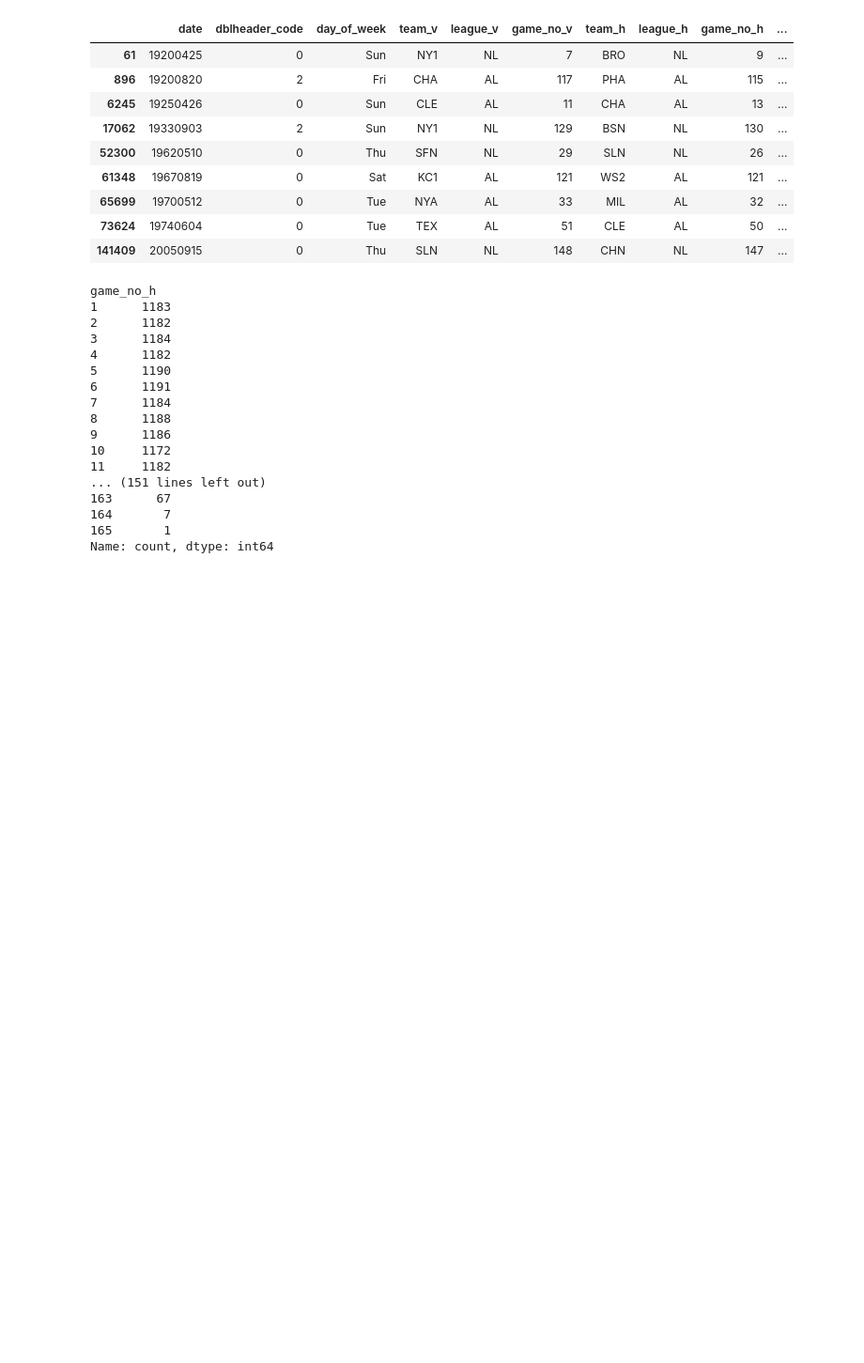
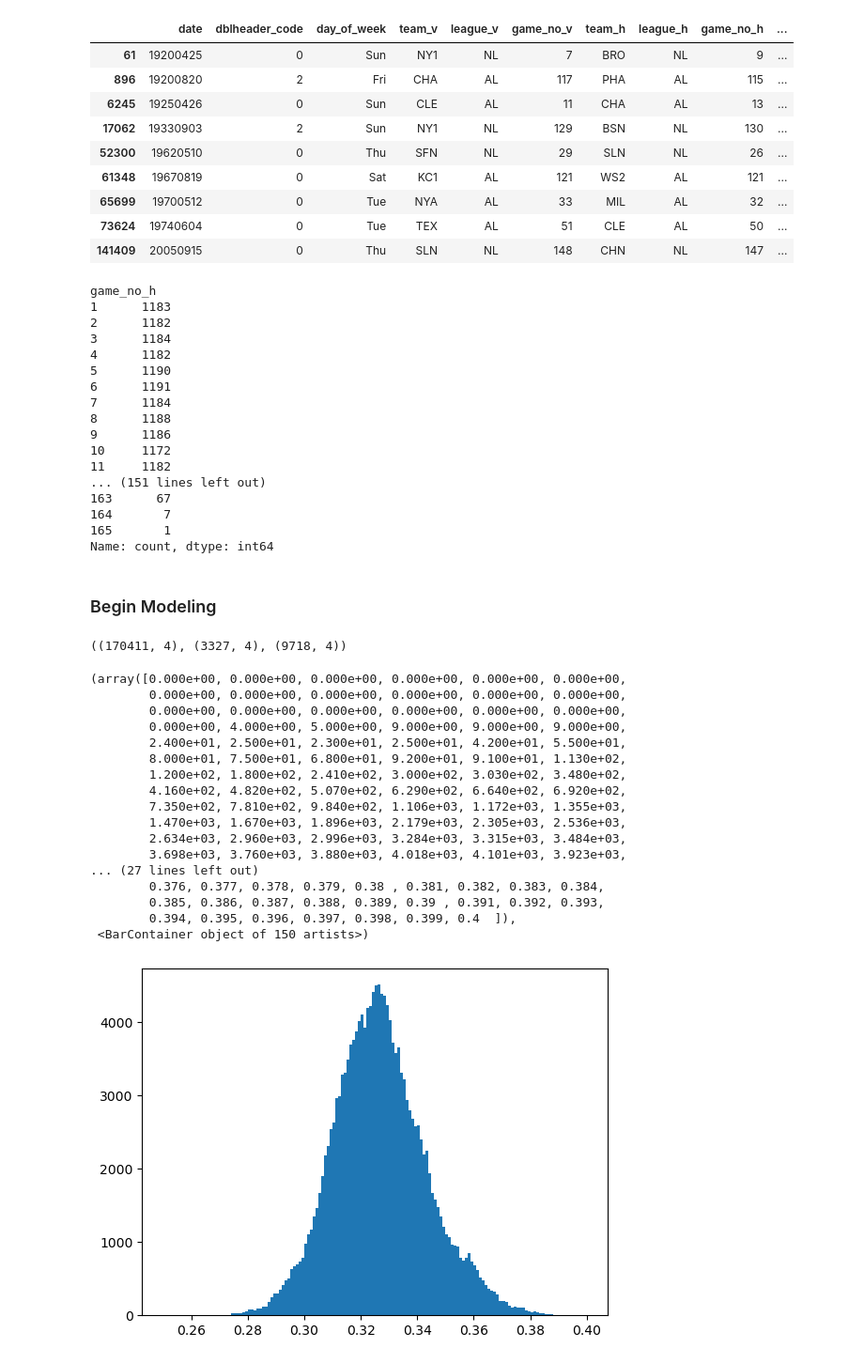
Before and after one commit to charlie-brunold/Scout, a Jupyter notebook: initialMode.ipynb, the cells around one changed output. Shown: that part at 94% size. Drawn from its saved outputs; the diff is of its cells as text; code cells hidden in the pictures; blank space fills up the shorter version.

```diff
--- a/initialMode.ipynb
+++ b/initialMode.ipynb
@@ -167,3 +164,52 @@ game_no_h
 164       7
 165       1
 Name: count, dtype: int64
+# %% [markdown]
+### Begin Modeling
+# %%
+df = df[df.run_diff != 0] # remove the games that ended in a tie.
+df_train = df[df.season < 2018]
+df_valid = df[(df.season >= 2019) & (df.season <= 2020)]
+df_test = df[df.season > 2020]
+# %%
+features = ['OBP_162_h', 'OBP_162_v',
+            'SLG_162_h', 'SLG_162_v',
+            # 'OBP_30_h', 'OBP_30_v',
+            # 'SLG_30_h', 'SLG_30_v',
+            # 'game_no_h',
+            ]
+
+target = 'home_victory'
+# %%
+X_train = df_train.loc[:, features]
+X_valid = df_valid.loc[:, features]
+X_test = df_test.loc[:, features]
+
+y_train = df_train[target].to_numpy()
+y_valid = df_valid[target].to_numpy()
+y_test = df_test[target].to_numpy()
+# %%
+X_train.shape, X_valid.shape, X_test.shape
+# %% [output]
+((170411, 4), (3327, 4), (9718, 4))
+# %%
+plt.hist(X_train.OBP_162_h, np.linspace(0.25, 0.4, 151)) # np.linspace(0.25, 0.4, 151) creates 150 bins between 0.25 and 0.4
+# %% [output]
+(array([0.000e+00, 0.000e+00, 0.000e+00, 0.000e+00, 0.000e+00, 0.000e+00,
+        0.000e+00, 0.000e+00, 0.000e+00, 0.000e+00, 0.000e+00, 0.000e+00,
+        0.000e+00, 0.000e+00, 0.000e+00, 0.000e+00, 0.000e+00, 0.000e+00,
+        0.000e+00, 4.000e+00, 5.000e+00, 9.000e+00, 9.000e+00, 9.000e+00,
+        2.400e+01, 2.500e+01, 2.300e+01, 2.500e+01, 4.200e+01, 5.500e+01,
+        8.000e+01, 7.500e+01, 6.800e+01, 9.200e+01, 9.100e+01, 1.130e+02,
+        1.200e+02, 1.800e+02, 2.410e+02, 3.000e+02, 3.030e+02, 3.480e+02,
+        4.160e+02, 4.820e+02, 5.070e+02, 6.290e+02, 6.640e+02, 6.920e+02,
+        7.350e+02, 7.810e+02, 9.840e+02, 1.106e+03, 1.172e+03, 1.355e+03,
+        1.470e+03, 1.670e+03, 1.896e+03, 2.179e+03, 2.305e+03, 2.536e+03,
+        2.634e+03, 2.960e+03, 2.996e+03, 3.284e+03, 3.315e+03, 3.484e+03,
+        3.698e+03, 3.760e+03, 3.880e+03, 4.018e+03, 4.101e+03, 3.923e+03,
+... (27 lines left out)
+        0.376, 0.377, 0.378, 0.379, 0.38 , 0.381, 0.382, 0.383, 0.384,
+        0.385, 0.386, 0.387, 0.388, 0.389, 0.39 , 0.391, 0.392, 0.393,
+        0.394, 0.395, 0.396, 0.397, 0.398, 0.399, 0.4  ]),
+ <BarContainer object of 150 artists>)
+[figure, added]
```
Also changed, not shown: parts of 6 cells of this notebook.
